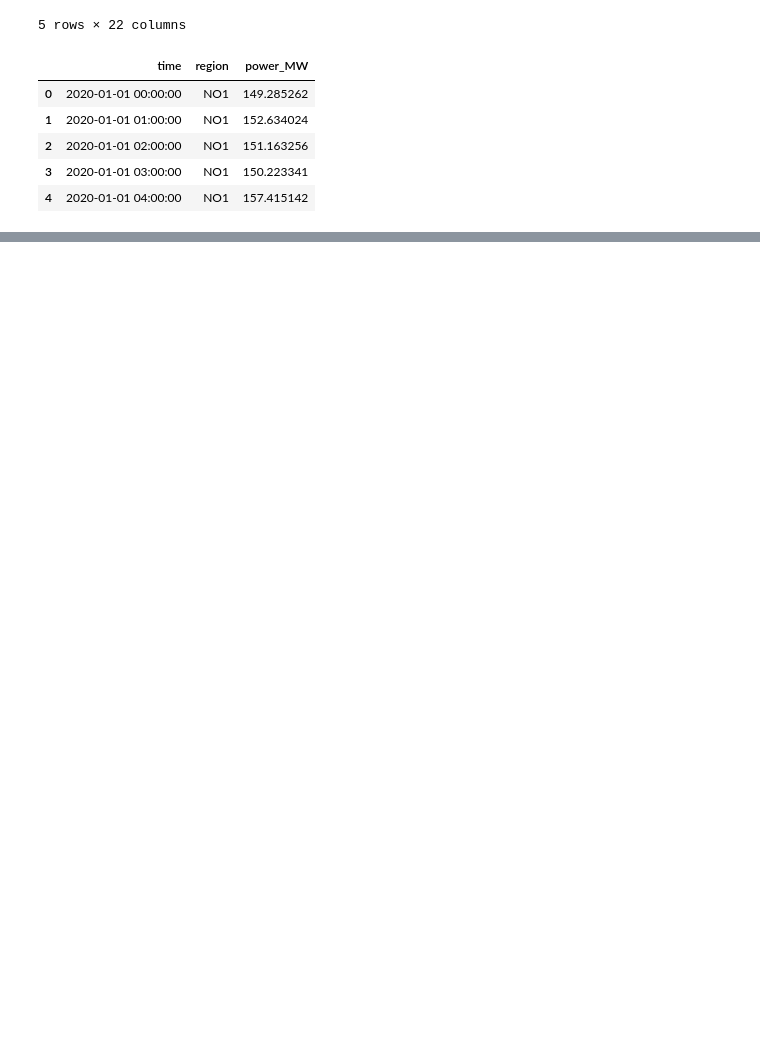
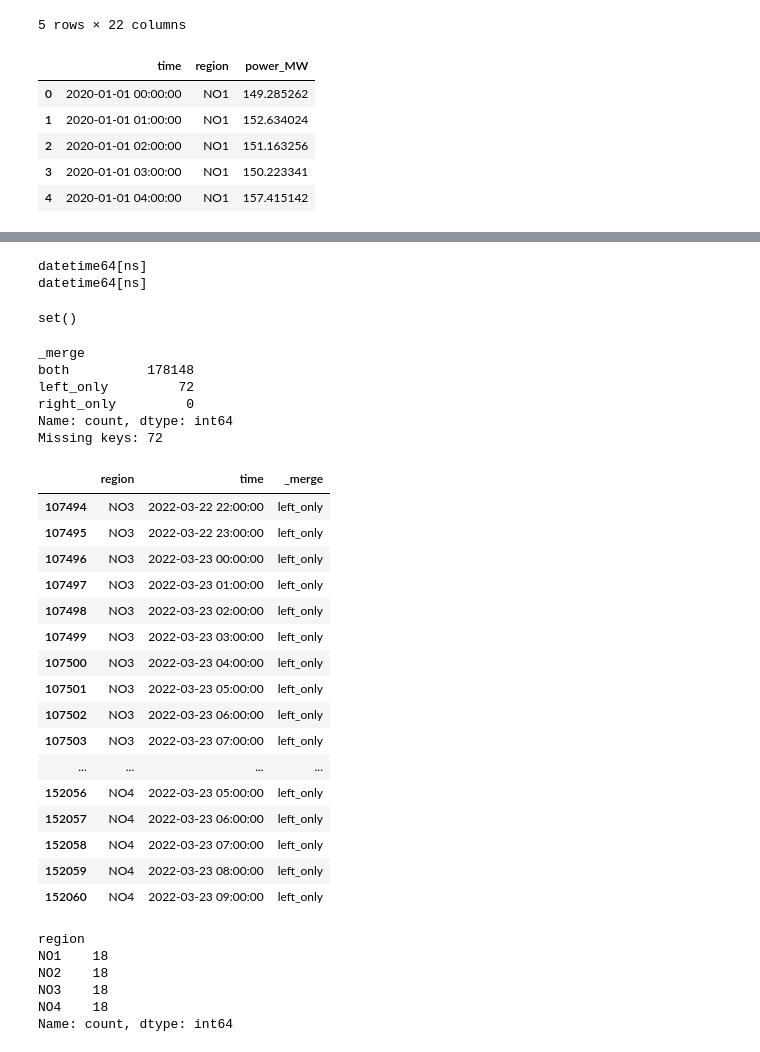
Before and after one commit to sandoiustefan-svg/ForecatsingWindPower, a Jupyter notebook: ml/notebooks/windparks_bindzone.ipynb, the cells around one changed output, grey strips where cells are left out. Drawn from its saved outputs; the diff is of its cells as text; code cells hidden in the pictures; blank space fills up the shorter version.

```diff
--- a/ml/notebooks/windparks_bindzone.ipynb
+++ b/ml/notebooks/windparks_bindzone.ipynb
@@ -189,2 +196,55 @@ wind_power_long.head()
+# %%
+print(region_df["time"].dtype)
+print(wind_power_long["time"].dtype)
+set(region_df["region"]) - set(wind_power_long["region"])
+# %% [output]
+datetime64[ns]
+datetime64[ns]
+set()
 # %%
 final_df = region_df.merge(wind_power_long, on=["region", "time"], how="left")
+# %%
+check = (
+    region_df[["region", "time"]]
+    .drop_duplicates()
+    .merge(wind_power_long[["region", "time"]].drop_duplicates(), on=["region", "time"], how="left", indicator=True)
+)
+
+print(check["_merge"].value_counts())
+missing = check[check["_merge"] == "left_only"].sort_values(["region", "time"])
+print("Missing keys:", len(missing))
+missing.head(30)
+missing.tail(30)
+# %% [output]
+_merge
+both          178148
+left_only         72
+right_only         0
+Name: count, dtype: int64
+Missing keys: 72
+|  | region | time | _merge |
+| 107494 | NO3 | 2022-03-22 22:00:00 | left_only |
+| 107495 | NO3 | 2022-03-22 23:00:00 | left_only |
+| 107496 | NO3 | 2022-03-23 00:00:00 | left_only |
+| 107497 | NO3 | 2022-03-23 01:00:00 | left_only |
+| 107498 | NO3 | 2022-03-23 02:00:00 | left_only |
+| 107499 | NO3 | 2022-03-23 03:00:00 | left_only |
+| 107500 | NO3 | 2022-03-23 04:00:00 | left_only |
+| 107501 | NO3 | 2022-03-23 05:00:00 | left_only |
+| 107502 | NO3 | 2022-03-23 06:00:00 | left_only |
+| 107503 | NO3 | 2022-03-23 07:00:00 | left_only |
+| ... | ... | ... | ... |
+| 152056 | NO4 | 2022-03-23 05:00:00 | left_only |
+| 152057 | NO4 | 2022-03-23 06:00:00 | left_only |
+| 152058 | NO4 | 2022-03-23 07:00:00 | left_only |
+| 152059 | NO4 | 2022-03-23 08:00:00 | left_only |
+| 152060 | NO4 | 2022-03-23 09:00:00 | left_only |
+# %%
+missing["region"].value_counts()
+# %% [output]
+region
+NO1    18
+NO2    18
+NO3    18
+NO4    18
+Name: count, dtype: int64
```
Also changed, not shown: parts of 5 cells of this notebook, 5 other files.
